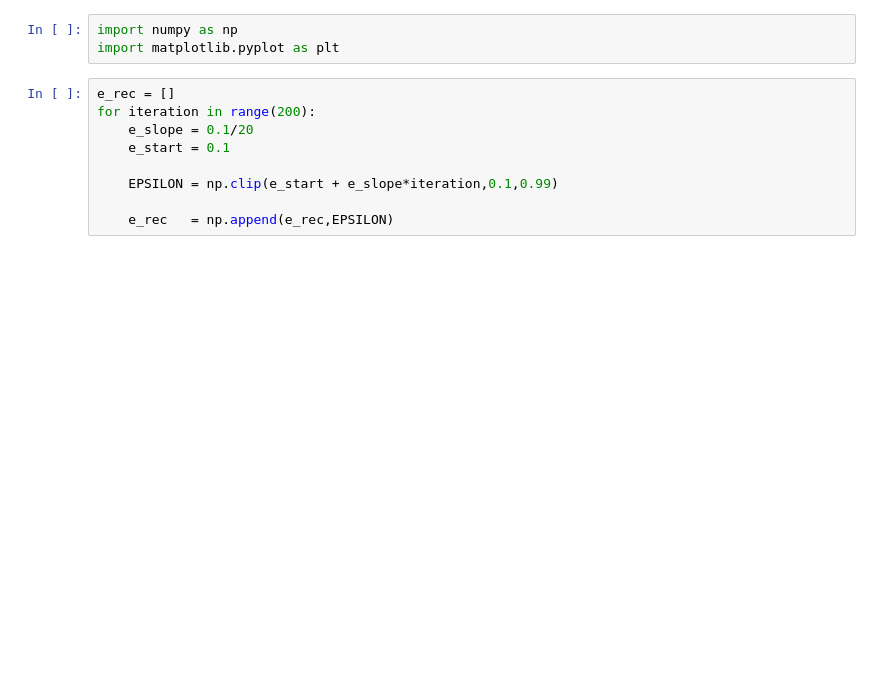
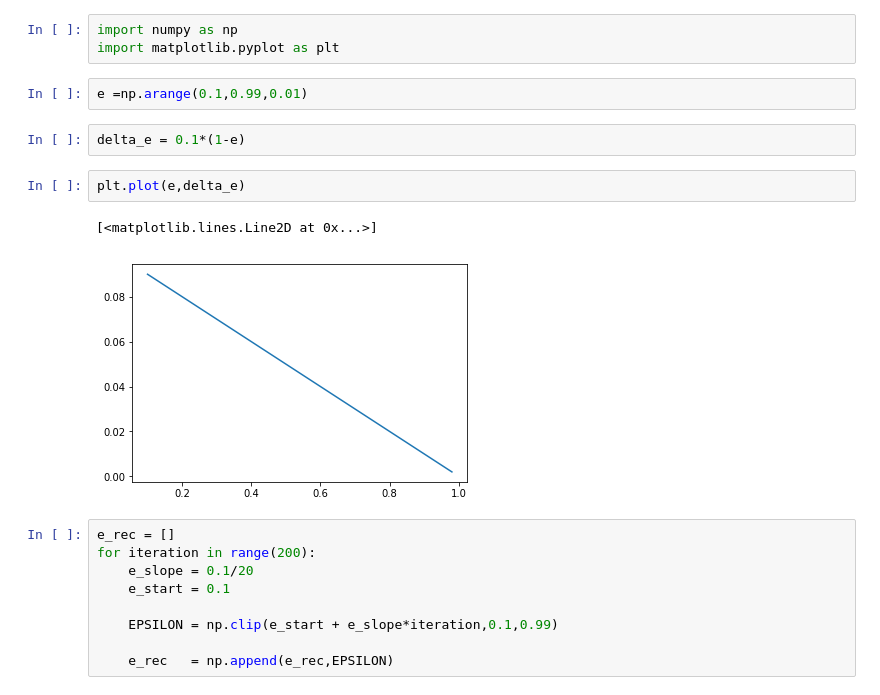
Before and after one commit to 5mali/eff_explr, a Jupyter notebook: scratch.ipynb, the cells around one changed output. Saved outputs shown, nothing was run; the diff lists cells and outputs as text; blank space fills up the shorter version.

```diff
--- a/scratch.ipynb
+++ b/scratch.ipynb
@@ -1,6 +1,15 @@
 # %%
 import numpy as np
 import matplotlib.pyplot as plt
+# %%
+e =np.arange(0.1,0.99,0.01)
+# %%
+delta_e = 0.1*(1-e)
+# %%
+plt.plot(e,delta_e)
+# %% [output]
+[<matplotlib.lines.Line2D at 0x...>]
+[figure, added]
 # %%
 e_rec = []
 for iteration in range(200):
```
Also changed, not shown: 2 other files.
